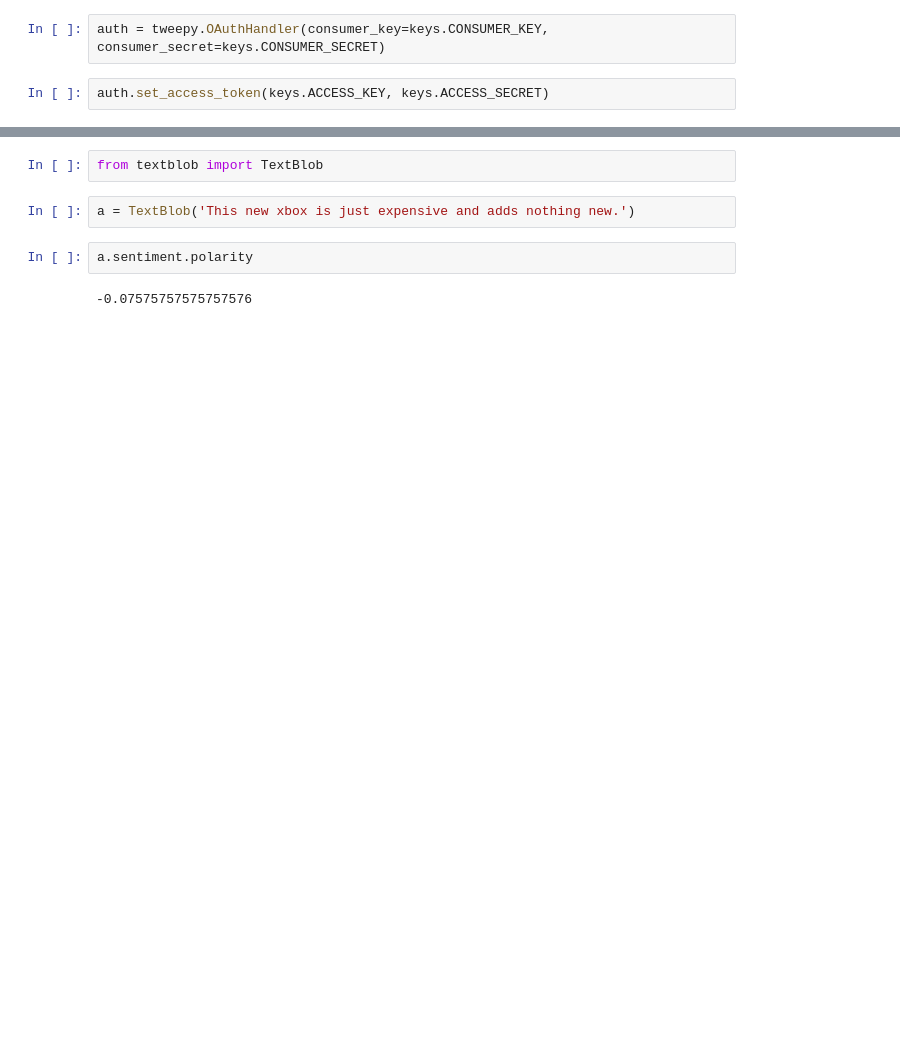
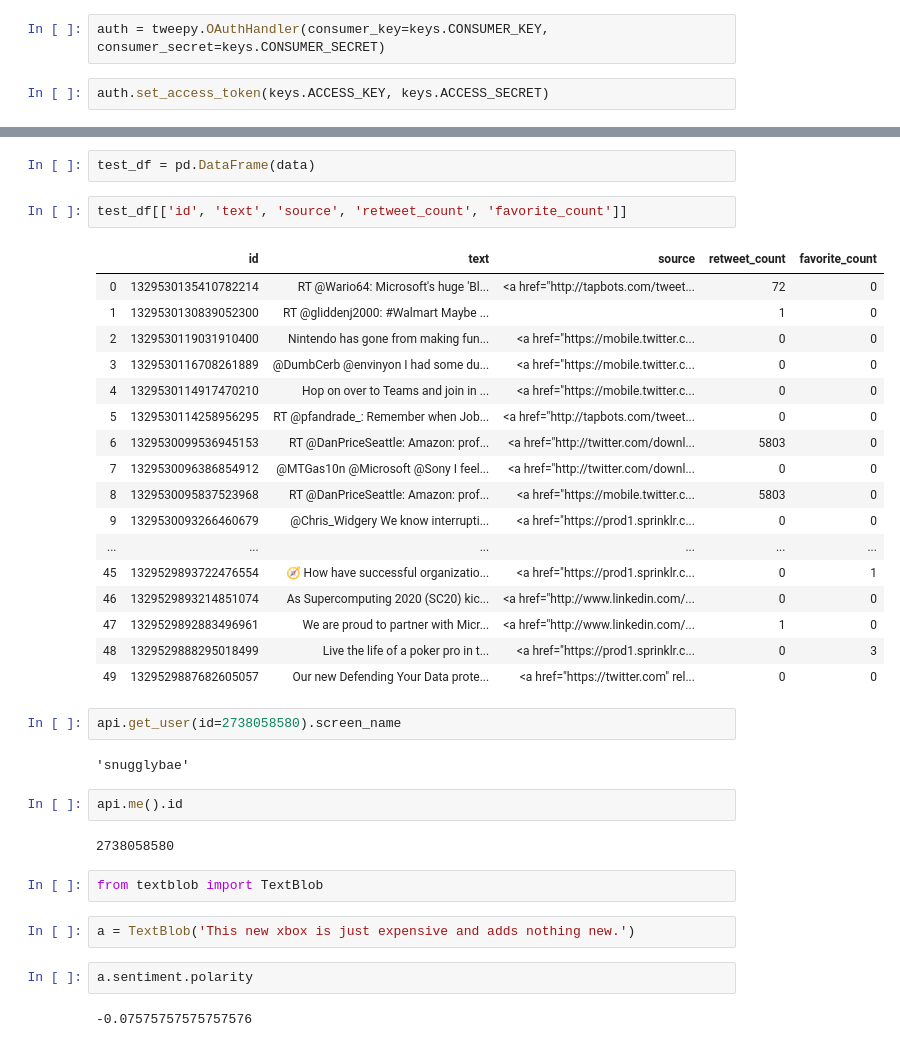
Before and after one commit to singsang2/capstone-twitter-analysis, a Jupyter notebook: Twitter_stream.ipynb, the cells around one changed output, grey strips where cells are left out. Drawn from its saved outputs; the diff is of its cells as text; blank space fills up the shorter version.

```diff
--- a/Twitter_stream.ipynb
+++ b/Twitter_stream.ipynb
@@ -23,3 +215,33 @@ tweets = tweepy.Cursor(api.search, q=search_item, lang='English').items(num_of_t
+# %%
+test_df = pd.DataFrame(data)
+# %%
+test_df[['id', 'text', 'source', 'retweet_count', 'favorite_count']]
+# %% [output]
+|  | id | text | source | retweet_count | favorite_count |
+| 0 | 1329530135410782214 | RT @Wario64: Microsoft's huge 'Bl... | <a href="http://tapbots.com/tweet... | 72 | 0 |
+| 1 | 1329530130839052300 | RT @gliddenj2000: #Walmart Maybe ... |  | 1 | 0 |
+| 2 | 1329530119031910400 | Nintendo has gone from making fun... | <a href="https://mobile.twitter.c... | 0 | 0 |
+| 3 | 1329530116708261889 | @DumbCerb @envinyon I had some du... | <a href="https://mobile.twitter.c... | 0 | 0 |
+| 4 | 1329530114917470210 | Hop on over to Teams and join in ... | <a href="https://mobile.twitter.c... | 0 | 0 |
+| 5 | 1329530114258956295 | RT @pfandrade_: Remember when Job... | <a href="http://tapbots.com/tweet... | 0 | 0 |
+| 6 | 1329530099536945153 | RT @DanPriceSeattle: Amazon: prof... | <a href="http://twitter.com/downl... | 5803 | 0 |
+| 7 | 1329530096386854912 | @MTGas10n @Microsoft @Sony I feel... | <a href="http://twitter.com/downl... | 0 | 0 |
+| 8 | 1329530095837523968 | RT @DanPriceSeattle: Amazon: prof... | <a href="https://mobile.twitter.c... | 5803 | 0 |
+| 9 | 1329530093266460679 | @Chris_Widgery We know interrupti... | <a href="https://prod1.sprinklr.c... | 0 | 0 |
+| ... | ... | ... | ... | ... | ... |
+| 45 | 1329529893722476554 | 🧭 How have successful organizatio... | <a href="https://prod1.sprinklr.c... | 0 | 1 |
+| 46 | 1329529893214851074 | As Supercomputing 2020 (SC20) kic... | <a href="http://www.linkedin.com/... | 0 | 0 |
+| 47 | 1329529892883496961 | We are proud to partner with Micr... | <a href="http://www.linkedin.com/... | 1 | 0 |
+| 48 | 1329529888295018499 | Live the life of a poker pro in t... | <a href="https://prod1.sprinklr.c... | 0 | 3 |
+| 49 | 1329529887682605057 | Our new Defending Your Data prote... | <a href="https://twitter.com" rel... | 0 | 0 |
+# %%
+api.get_user(id=2738058580).screen_name
+# %% [output]
+'snugglybae'
+# %%
+api.me().id
+# %% [output]
+2738058580
 # %%
 from textblob import TextBlob
 # %%
```
Also changed, not shown: parts of 25 cells of this notebook, 4 other files.
